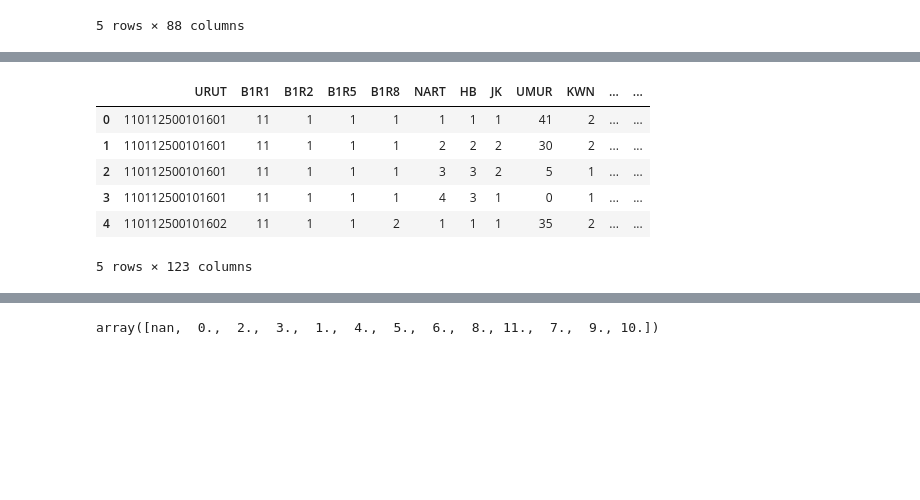
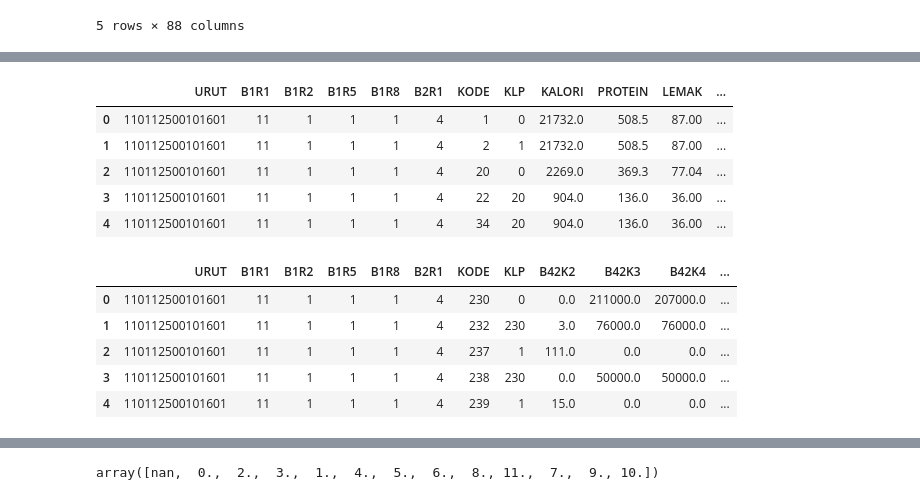
Before and after one commit to fajarsenoadi/Project-Lab---Susenas, a Jupyter notebook: Project Lab - Jumlah Anak di Rumah Tangga 2012.ipynb, the cells around one changed output, grey strips where cells are left out. Saved outputs shown, nothing was run; the diff lists cells and outputs as text; code cells hidden in the pictures; blank space fills up the shorter version.

```diff
--- a/Project Lab - Jumlah Anak di Rumah Tangga 2012.ipynb
+++ b/Project Lab - Jumlah Anak di Rumah Tangga 2012.ipynb
@@ -38,10 +104,18 @@ susenas_krt.head()
 # %%
-susenas_ki.head()
+susenas_m41p2.head()
 # %% [output]
-|  | URUT | B1R1 | B1R2 | B1R5 | B1R8 | NART | HB | JK | UMUR | KWN | ... | ... |
-| 0 | 110112500101601 | 11 | 1 | 1 | 1 | 1 | 1 | 1 | 41 | 2 | ... | ... |
-| 1 | 110112500101601 | 11 | 1 | 1 | 1 | 2 | 2 | 2 | 30 | 2 | ... | ... |
-| 2 | 110112500101601 | 11 | 1 | 1 | 1 | 3 | 3 | 2 | 5 | 1 | ... | ... |
-| 3 | 110112500101601 | 11 | 1 | 1 | 1 | 4 | 3 | 1 | 0 | 1 | ... | ... |
-| 4 | 110112500101602 | 11 | 1 | 1 | 2 | 1 | 1 | 1 | 35 | 2 | ... | ... |
+|  | URUT | B1R1 | B1R2 | B1R5 | B1R8 | B2R1 | KODE | KLP | KALORI | PROTEIN | LEMAK | ... |
+| 0 | 110112500101601 | 11 | 1 | 1 | 1 | 4 | 1 | 0 | 21732.0 | 508.5 | 87.00 | ... |
+| 1 | 110112500101601 | 11 | 1 | 1 | 1 | 4 | 2 | 1 | 21732.0 | 508.5 | 87.00 | ... |
+| 2 | 110112500101601 | 11 | 1 | 1 | 1 | 4 | 20 | 0 | 2269.0 | 369.3 | 77.04 | ... |
+| 3 | 110112500101601 | 11 | 1 | 1 | 1 | 4 | 22 | 20 | 904.0 | 136.0 | 36.00 | ... |
+| 4 | 110112500101601 | 11 | 1 | 1 | 1 | 4 | 34 | 20 | 904.0 | 136.0 | 36.00 | ... |
-5 rows × 123 columns
+# %%
+susenas_m42.head()
+# %% [output]
+|  | URUT | B1R1 | B1R2 | B1R5 | B1R8 | B2R1 | KODE | KLP | B42K2 | B42K3 | B42K4 | ... |
+| 0 | 110112500101601 | 11 | 1 | 1 | 1 | 4 | 230 | 0 | 0.0 | 211000.0 | 207000.0 | ... |
+| 1 | 110112500101601 | 11 | 1 | 1 | 1 | 4 | 232 | 230 | 3.0 | 76000.0 | 76000.0 | ... |
+| 2 | 110112500101601 | 11 | 1 | 1 | 1 | 4 | 237 | 1 | 111.0 | 0.0 | 0.0 | ... |
+| 3 | 110112500101601 | 11 | 1 | 1 | 1 | 4 | 238 | 230 | 0.0 | 50000.0 | 50000.0 | ... |
+| 4 | 110112500101601 | 11 | 1 | 1 | 1 | 4 | 239 | 1 | 15.0 | 0.0 | 0.0 | ... |
```
Also changed, not shown: parts of 26 cells of this notebook.
